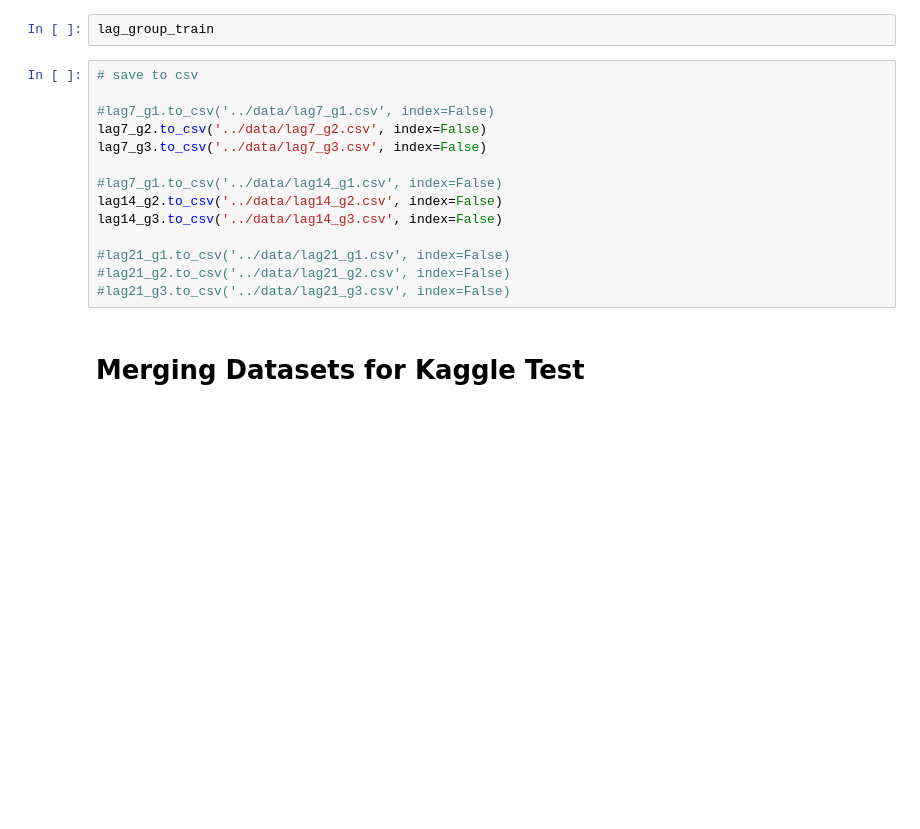
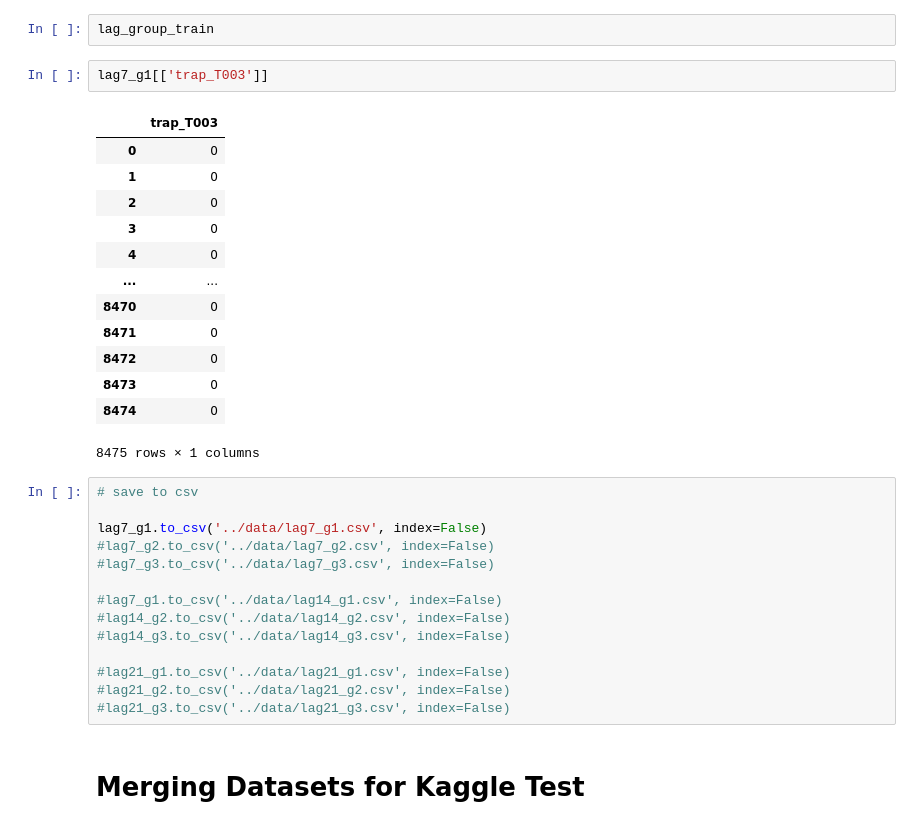
Before and after one commit to msamhz/GA-Project_4, a Jupyter notebook: code/2_Feature Selection.ipynb, the cells around one changed output. Drawn from its saved outputs; the diff is of its cells as text; blank space fills up the shorter version.

Commit message:
Refresh lag7_g1 data

```diff
--- a/code/2_Feature Selection.ipynb
+++ b/code/2_Feature Selection.ipynb
@@ -1092,16 +1093,32 @@ lag_group_train # this calculation was performed with stratify year and wnvprese
 | 5 | g3 | 21 | 77.72 | 79.71 | 73.68 | 75.11 | 81.73 |
 # %%
 lag_group_train
+# %%
+lag7_g1[['trap_T003']]
+# %% [output]
+|  | trap_T003 |
+| 0 | 0 |
+| 1 | 0 |
+| 2 | 0 |
+| 3 | 0 |
+| 4 | 0 |
+| ... | ... |
+| 8470 | 0 |
+| 8471 | 0 |
+| 8472 | 0 |
+| 8473 | 0 |
+| 8474 | 0 |
+8475 rows × 1 columns
 # %%
 # save to csv
 
-#lag7_g1.to_csv('../data/lag7_g1.csv', index=False)
-lag7_g2.to_csv('../data/lag7_g2.csv', index=False)
-lag7_g3.to_csv('../data/lag7_g3.csv', index=False)
+lag7_g1.to_csv('../data/lag7_g1.csv', index=False)
+#lag7_g2.to_csv('../data/lag7_g2.csv', index=False)
+#lag7_g3.to_csv('../data/lag7_g3.csv', index=False)
 
 #lag7_g1.to_csv('../data/lag14_g1.csv', index=False)
-lag14_g2.to_csv('../data/lag14_g2.csv', index=False)
-lag14_g3.to_csv('../data/lag14_g3.csv', index=False)
+#lag14_g2.to_csv('../data/lag14_g2.csv', index=False)
+#lag14_g3.to_csv('../data/lag14_g3.csv', index=False)
 
 #lag21_g1.to_csv('../data/lag21_g1.csv', index=False)
 #lag21_g2.to_csv('../data/lag21_g2.csv', index=False)
```
Also changed, not shown: parts of 2 cells of this notebook, 2 other files.
